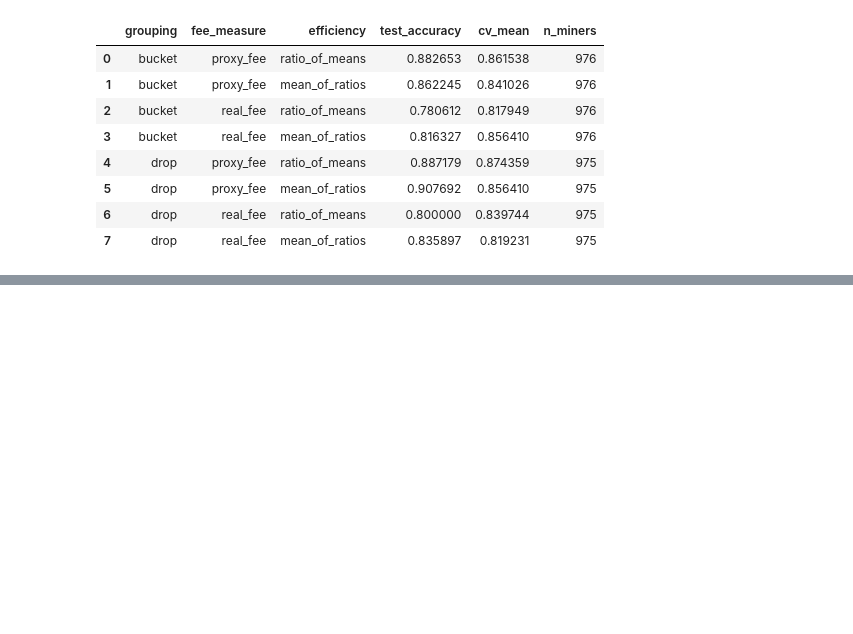
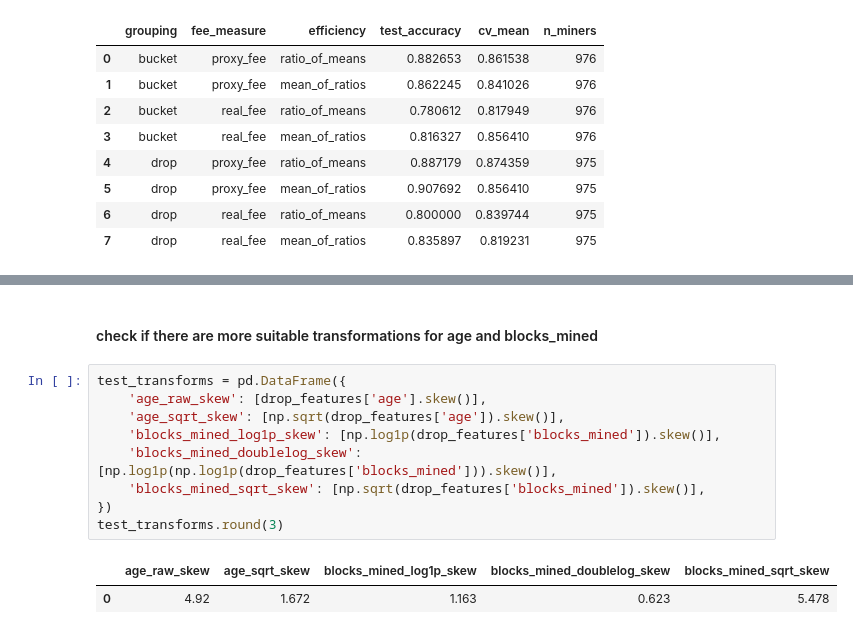
Before and after one commit to Kwokym111/poai_simulation, a Jupyter notebook: src/miner_attribution_preprocess.ipynb, the cells around one changed output, grey strips where cells are left out. Cells and saved outputs as stored; diff of their text form; blank space fills up the shorter version.

```diff
--- a/src/miner_attribution_preprocess.ipynb
+++ b/src/miner_attribution_preprocess.ipynb
@@ -420,0 +582,14 @@ results_reduced_df
+# %% [markdown]
+#### check if there are more suitable transformations for age and blocks_mined
+# %%
+test_transforms = pd.DataFrame({
+    'age_raw_skew': [drop_features['age'].skew()],
+    'age_sqrt_skew': [np.sqrt(drop_features['age']).skew()],
+    'blocks_mined_log1p_skew': [np.log1p(drop_features['blocks_mined']).skew()],
+    'blocks_mined_doublelog_skew': [np.log1p(np.log1p(drop_features['blocks_mined'])).skew()],
+    'blocks_mined_sqrt_skew': [np.sqrt(drop_features['blocks_mined']).skew()],
+})
+test_transforms.round(3)
+# %% [output]
+|  | age_raw_skew | age_sqrt_skew | blocks_mined_log1p_skew | blocks_mined_doublelog_skew | blocks_mined_sqrt_skew |
+| 0 | 4.92 | 1.672 | 1.163 | 0.623 | 5.478 |
```
Also changed, not shown: parts of 12 cells of this notebook.
